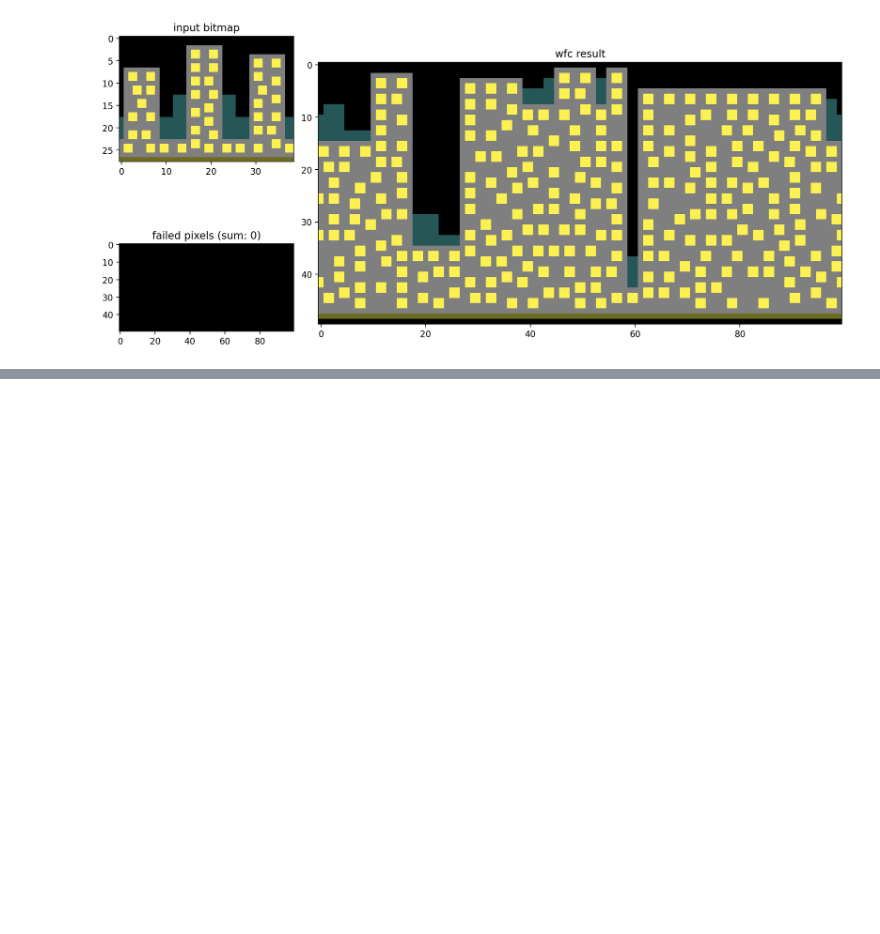
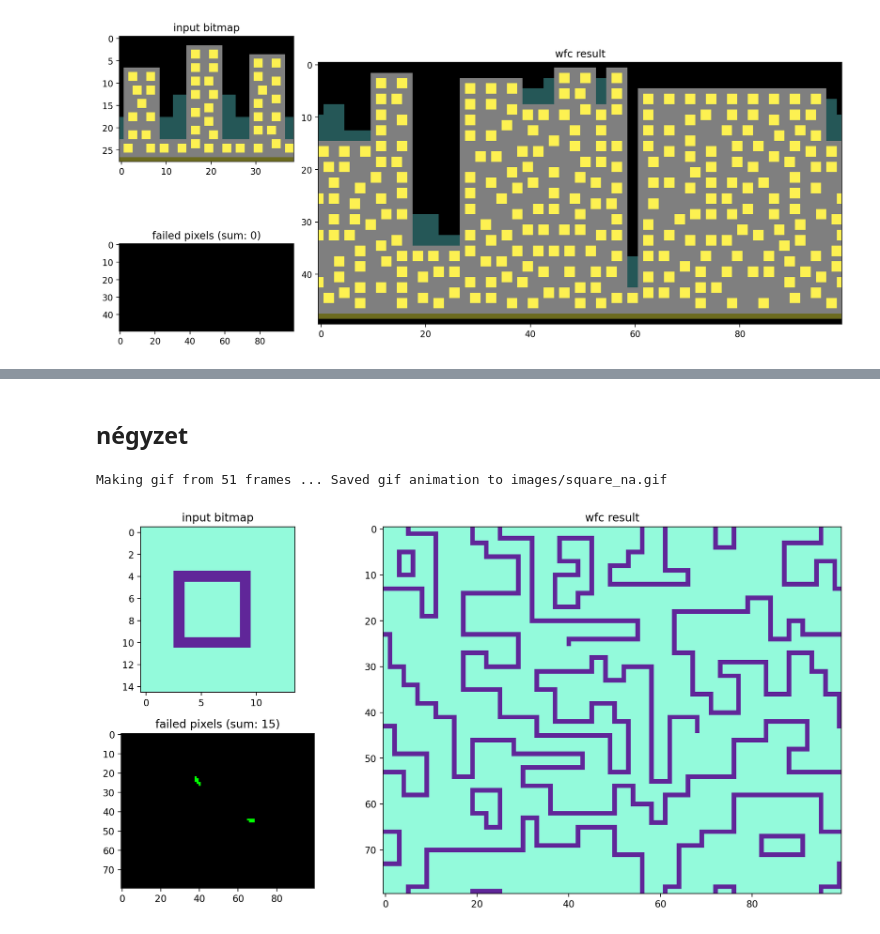
Before and after one commit to adamgnuj/WaveFunctionCollapse_MAF2, a Jupyter notebook: MAF2wfc.ipynb, the cells around one changed output, grey strips where cells are left out. Cells and saved outputs as stored; diff of their text form; code cells hidden in the pictures; blank space fills up the shorter version.

Commit message:
add square

```diff
--- a/MAF2wfc.ipynb
+++ b/MAF2wfc.ipynb
@@ -411,3 +411,11 @@ Making gif from 51 frames ... Saved gif animation to images/city_na.gif
 city.show_gif()
 # %% [output]
 [interactive output not drawn]
+# %% [markdown]
+## négyzet
+# %%
+square = WFC("images/square_na.png")
+square.run(50)
+# %% [output]
+Making gif from 51 frames ... Saved gif animation to images/square_na.gif
+[figure, added]
```
Also changed, not shown: parts of 3 cells of this notebook, 4 other files.
